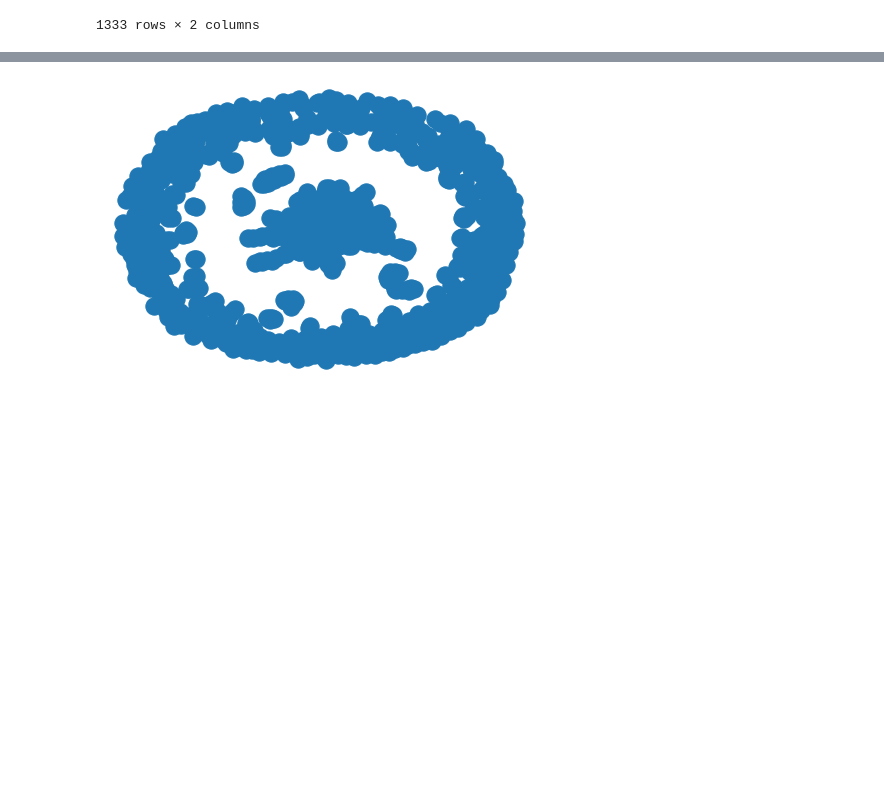
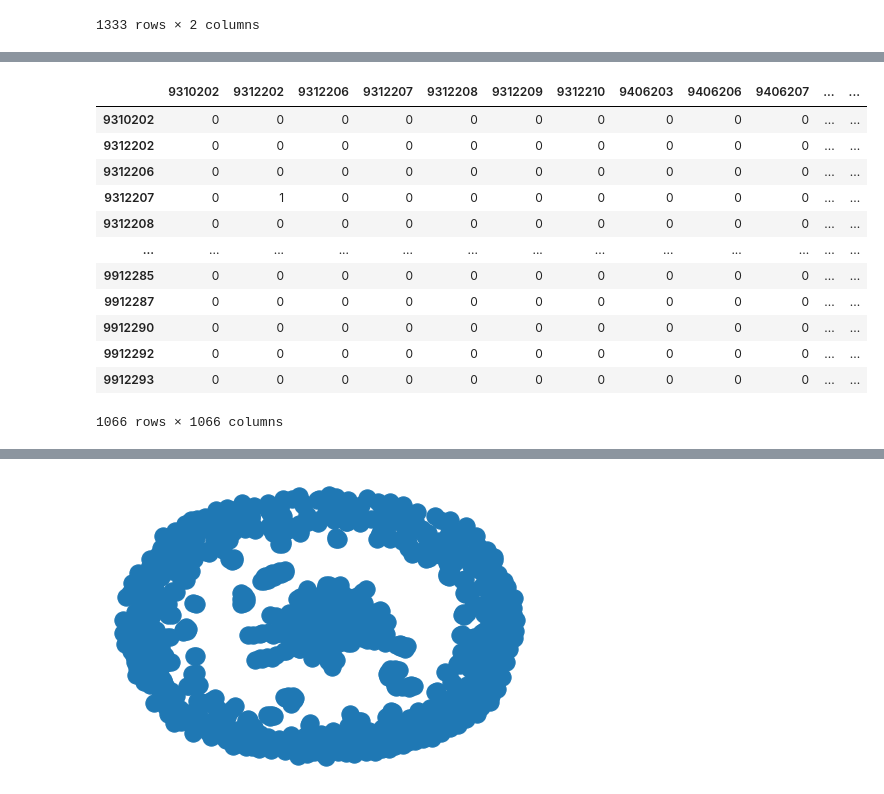
Before and after one commit to matteo-Donofrio-unipi/Master_Degree_Thesis, a Jupyter notebook: PageRank_computation.ipynb, the cells around one changed output, grey strips where cells are left out. Saved outputs shown, nothing was run; the diff lists cells and outputs as text; code cells hidden in the pictures; blank space fills up the shorter version.

```diff
--- a/PageRank_computation.ipynb
+++ b/PageRank_computation.ipynb
@@ -71,0 +93,18 @@ AM_matrix_df
+# %%
+AM_matrix_df.set_index(uniqueNodes,inplace = True)
+AM_matrix_df.columns = uniqueNodes
+AM_matrix_df
+# %% [output]
+|  | 9310202 | 9312202 | 9312206 | 9312207 | 9312208 | 9312209 | 9312210 | 9406203 | 9406206 | 9406207 | ... | ... |
+| 9310202 | 0 | 0 | 0 | 0 | 0 | 0 | 0 | 0 | 0 | 0 | ... | ... |
+| 9312202 | 0 | 0 | 0 | 0 | 0 | 0 | 0 | 0 | 0 | 0 | ... | ... |
+| 9312206 | 0 | 0 | 0 | 0 | 0 | 0 | 0 | 0 | 0 | 0 | ... | ... |
+| 9312207 | 0 | 1 | 0 | 0 | 0 | 0 | 0 | 0 | 0 | 0 | ... | ... |
+| 9312208 | 0 | 0 | 0 | 0 | 0 | 0 | 0 | 0 | 0 | 0 | ... | ... |
+| ... | ... | ... | ... | ... | ... | ... | ... | ... | ... | ... | ... | ... |
+| 9912285 | 0 | 0 | 0 | 0 | 0 | 0 | 0 | 0 | 0 | 0 | ... | ... |
+| 9912287 | 0 | 0 | 0 | 0 | 0 | 0 | 0 | 0 | 0 | 0 | ... | ... |
+| 9912290 | 0 | 0 | 0 | 0 | 0 | 0 | 0 | 0 | 0 | 0 | ... | ... |
+| 9912292 | 0 | 0 | 0 | 0 | 0 | 0 | 0 | 0 | 0 | 0 | ... | ... |
+| 9912293 | 0 | 0 | 0 | 0 | 0 | 0 | 0 | 0 | 0 | 0 | ... | ... |
+1066 rows × 1066 columns
```
Also changed, not shown: parts of 12 cells of this notebook, 3 other files.
